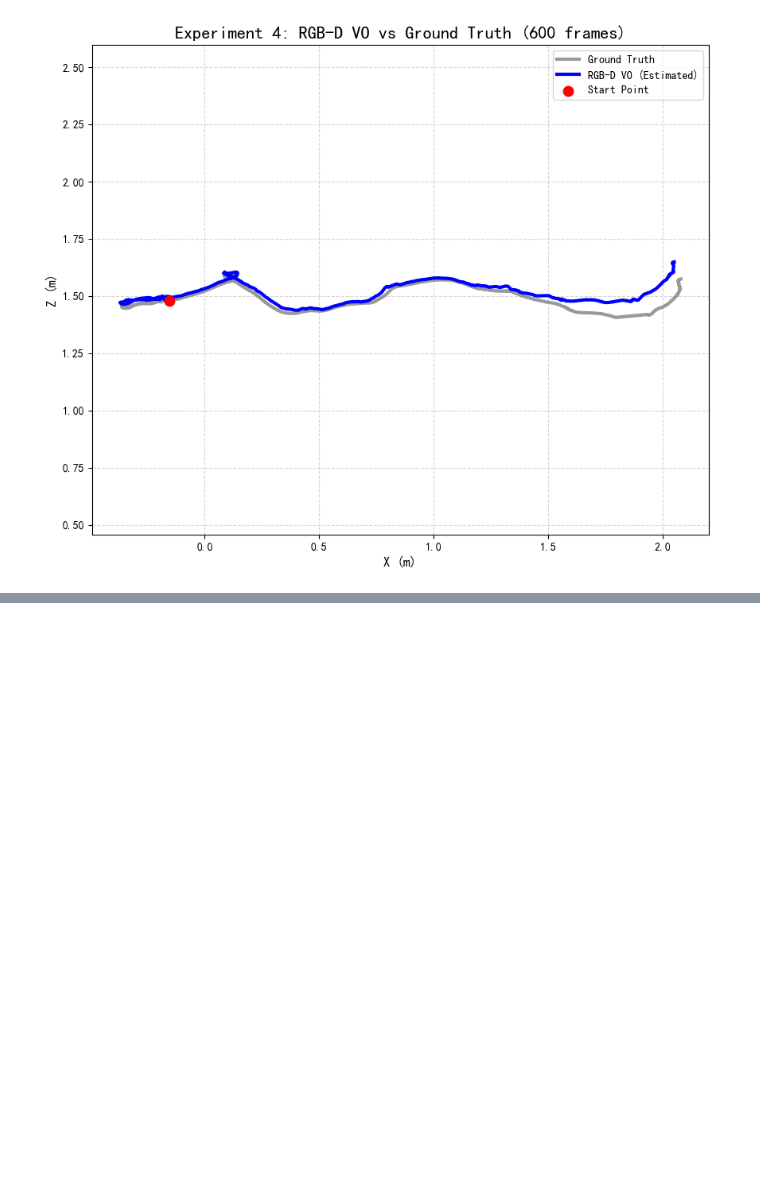
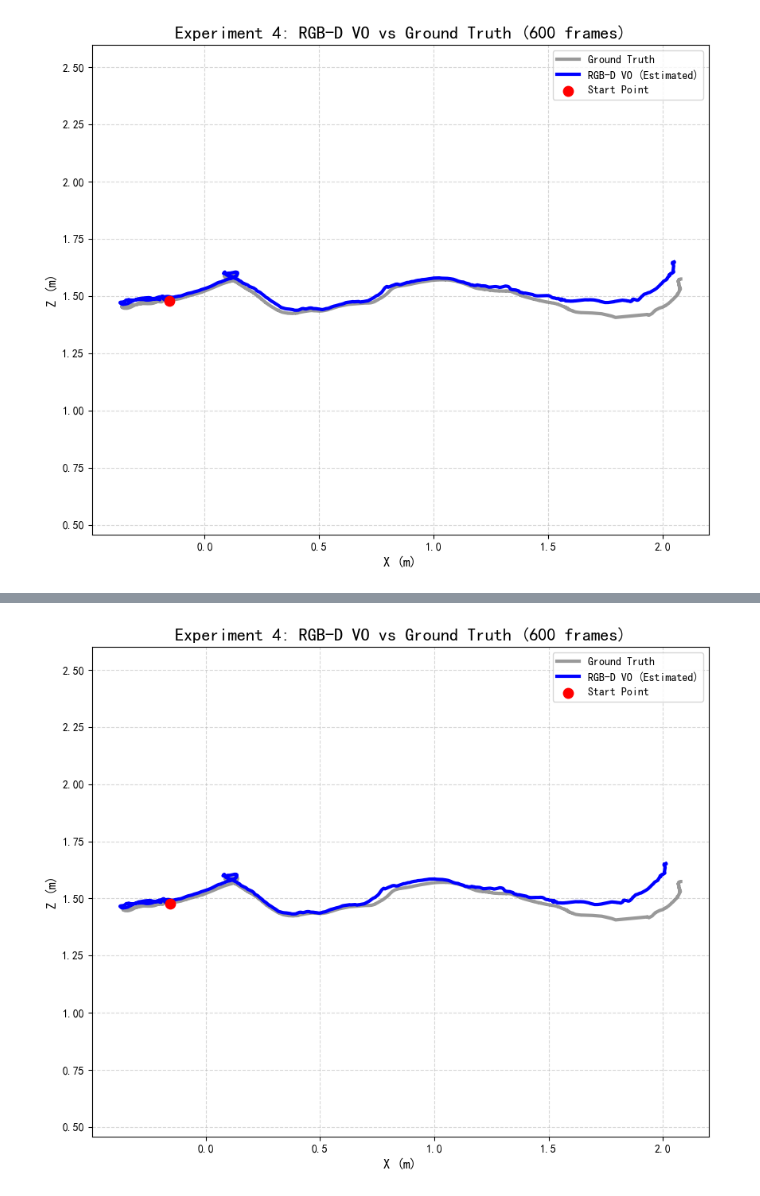
Before and after one commit to User-o2/Camera-Calibration-and-Visual-Odometry, a Jupyter notebook: Camera_Calibrate/code/visual_odometry.ipynb, the cells around one changed output, grey strips where cells are left out. Saved outputs shown, nothing was run; the diff lists cells and outputs as text; code cells hidden in the pictures; blank space fills up the shorter version.

```diff
--- a/Camera_Calibrate/code/visual_odometry.ipynb
+++ b/Camera_Calibrate/code/visual_odometry.ipynb
@@ -1336,0 +1527,4 @@ plot_rgbd_vs_gt(traj_rgbd, gt_dict, times)
+# %%
+plot_rgbd_vs_gt(traj_rgbd_corrected, gt_dict, times)
+# %% [output]
+[figure, added]
```
Also changed, not shown: parts of 1 cell of this notebook.
